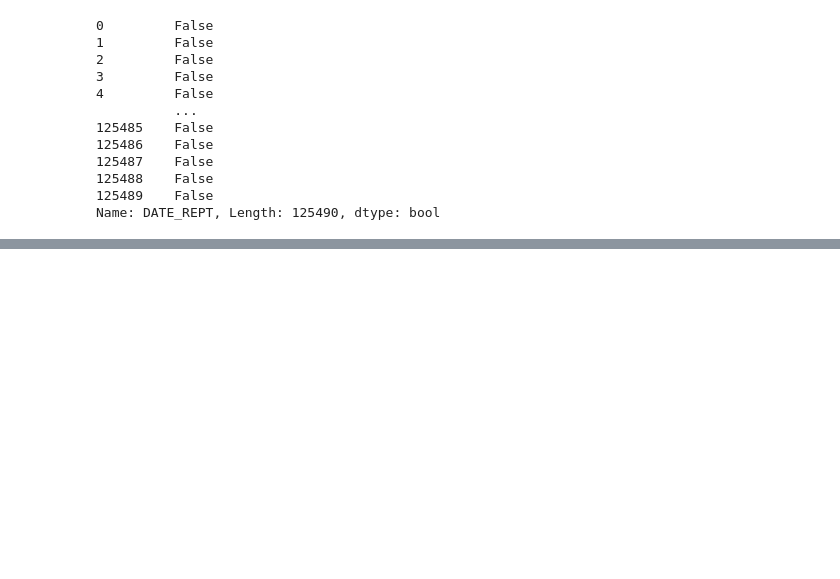
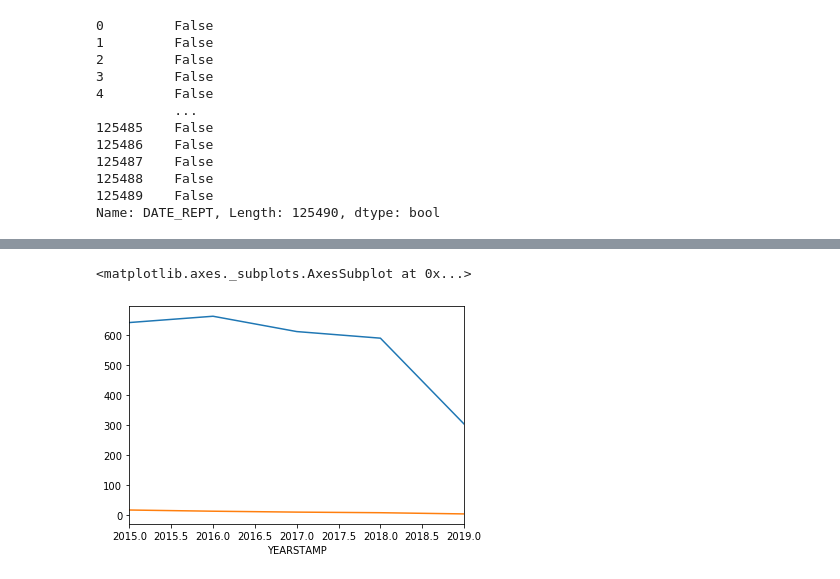
Before and after one commit to M-Eggleston/AnalyzeDurham, a Jupyter notebook: OpenDurham.ipynb, the cells around one changed output, grey strips where cells are left out. Saved outputs shown, nothing was run; the diff lists cells and outputs as text; code cells hidden in the pictures; blank space fills up the shorter version.

Commit message:
Added section for displaying number of charges per year for specific crimes.

```diff
--- a/OpenDurham.ipynb
+++ b/OpenDurham.ipynb
@@ -167,0 +171,8 @@ Corrected_years.count()
+# %%
+indiv_robberies = DPD_Crime[DPD_Crime["CHRGDESC"].str.contains("ROBBERY - INDIVIDUAL")]
+pursesnatching =  DPD_Crime[DPD_Crime["CHRGDESC"].str.contains("LARCENY - PURSESNATCHING")]
+indiv_robberies.groupby(["YEARSTAMP"]).count()["OBJECTID"].plot()
+pursesnatching.groupby(["YEARSTAMP"]).count()["OBJECTID"].plot()
+# %% [output]
+<matplotlib.axes._subplots.AxesSubplot at 0x...>
+[figure, added]
```
Also changed, not shown: parts of 1 cell of this notebook.
